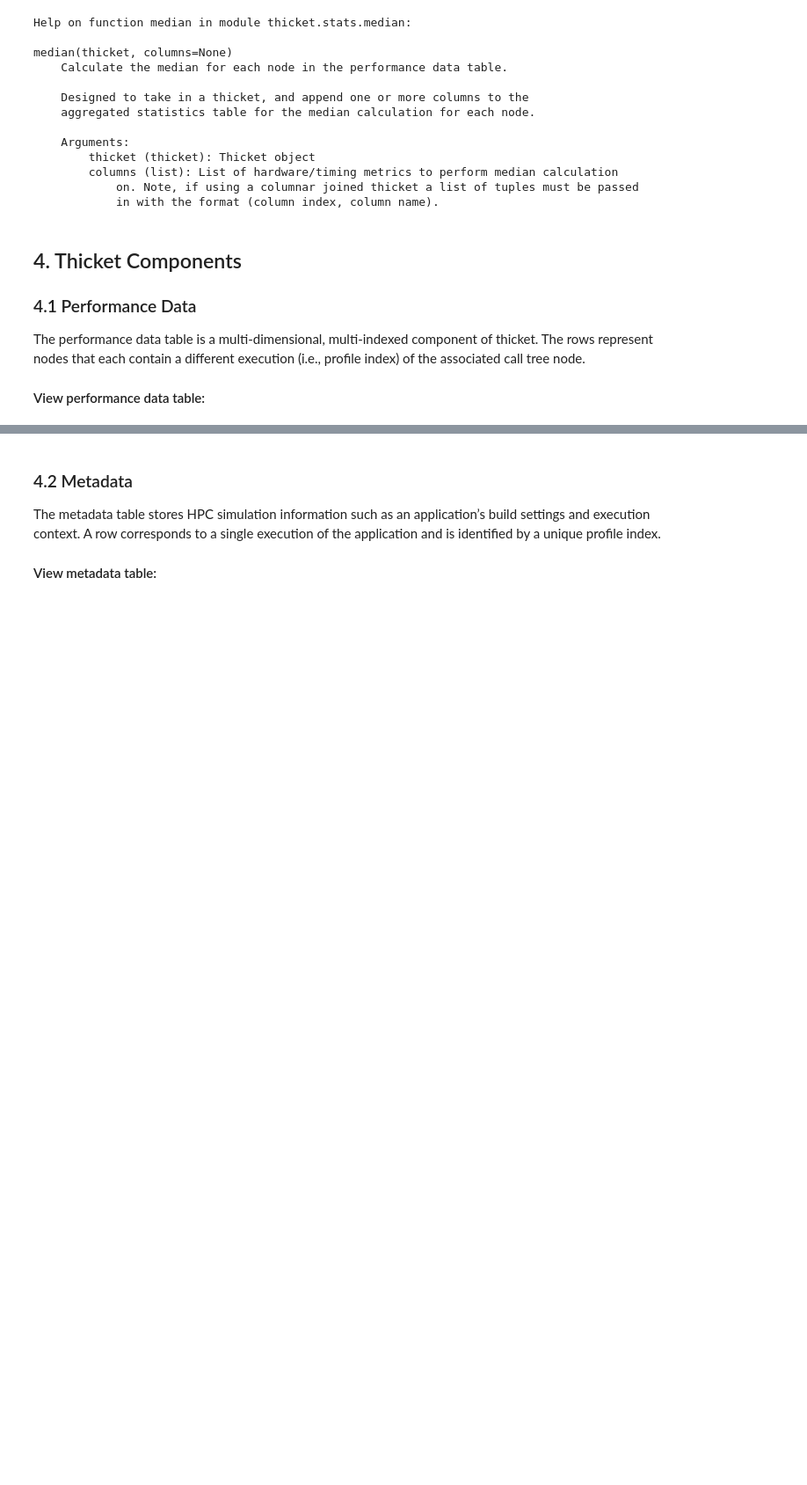
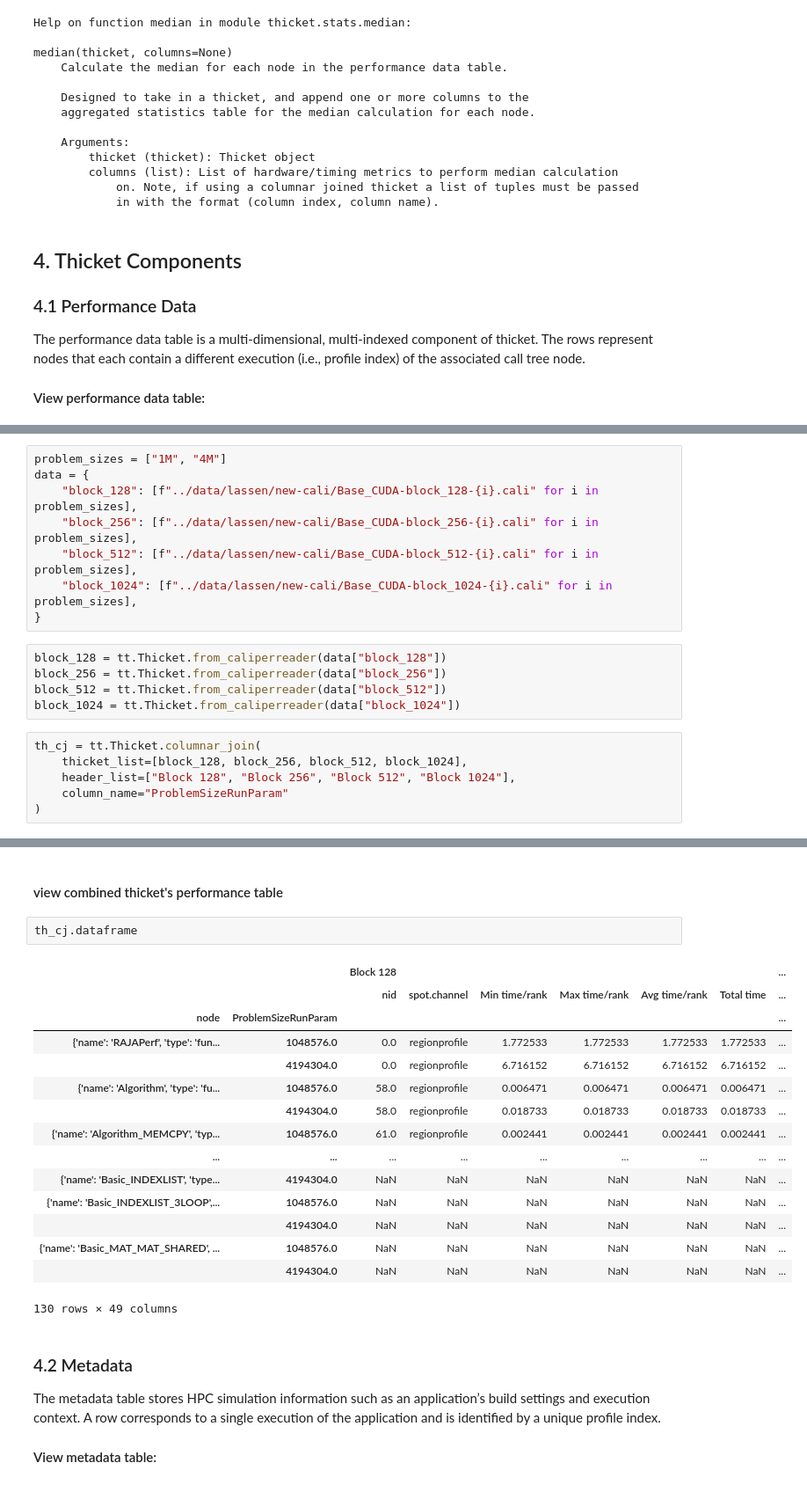
Before and after one commit to LLNL/thicket, a Jupyter notebook: docs/thicket_tutorial.ipynb, the cells around one changed output, grey strips where cells are left out. Shown at 88% size. Drawn from its saved outputs; the diff is of its cells as text; blank space fills up the shorter version.

Commit message:
integrate feedback on adiak docs and thicket figures

```diff
--- a/docs/thicket_tutorial.ipynb
+++ b/docs/thicket_tutorial.ipynb
@@ -85,0 +89,19 @@ th_lassen.dataframe
+# %%
+problem_sizes = ["1M", "4M"]
+data = {
+    "block_128": [f"../data/lassen/new-cali/Base_CUDA-block_128-{i}.cali" for i in problem_sizes],
+    "block_256": [f"../data/lassen/new-cali/Base_CUDA-block_256-{i}.cali" for i in problem_sizes],
+    "block_512": [f"../data/lassen/new-cali/Base_CUDA-block_512-{i}.cali" for i in problem_sizes],
+    "block_1024": [f"../data/lassen/new-cali/Base_CUDA-block_1024-{i}.cali" for i in problem_sizes],
+}
+# %%
+block_128 = tt.Thicket.from_caliperreader(data["block_128"])
+block_256 = tt.Thicket.from_caliperreader(data["block_256"])
+block_512 = tt.Thicket.from_caliperreader(data["block_512"])
+block_1024 = tt.Thicket.from_caliperreader(data["block_1024"])
+# %%
+th_cj = tt.Thicket.columnar_join(
+    thicket_list=[block_128, block_256, block_512, block_1024],
+    header_list=["Block 128", "Block 256", "Block 512", "Block 1024"],
+    column_name="ProblemSizeRunParam"
+)
@@ -86,3 +130,23 @@ th_lassen.dataframe
+# %% [markdown]
+#### view combined thicket's performance table
+# %%
+th_cj.dataframe
+# %% [output]
+|  |  | Block 128 |  |  |  |  |  | ... |
+|  |  | nid | spot.channel | Min time/rank | Max time/rank | Avg time/rank | Total time | ... |
+| node | ProblemSizeRunParam |  |  |  |  |  |  | ... |
+| {'name': 'RAJAPerf', 'type': 'fun... | 1048576.0 | 0.0 | regionprofile | 1.772533 | 1.772533 | 1.772533 | 1.772533 | ... |
+|  | 4194304.0 | 0.0 | regionprofile | 6.716152 | 6.716152 | 6.716152 | 6.716152 | ... |
+| {'name': 'Algorithm', 'type': 'fu... | 1048576.0 | 58.0 | regionprofile | 0.006471 | 0.006471 | 0.006471 | 0.006471 | ... |
+|  | 4194304.0 | 58.0 | regionprofile | 0.018733 | 0.018733 | 0.018733 | 0.018733 | ... |
+| {'name': 'Algorithm_MEMCPY', 'typ... | 1048576.0 | 61.0 | regionprofile | 0.002441 | 0.002441 | 0.002441 | 0.002441 | ... |
+| ... | ... | ... | ... | ... | ... | ... | ... | ... |
+| {'name': 'Basic_INDEXLIST', 'type... | 4194304.0 | NaN | NaN | NaN | NaN | NaN | NaN | ... |
+| {'name': 'Basic_INDEXLIST_3LOOP',... | 1048576.0 | NaN | NaN | NaN | NaN | NaN | NaN | ... |
+|  | 4194304.0 | NaN | NaN | NaN | NaN | NaN | NaN | ... |
+| {'name': 'Basic_MAT_MAT_SHARED', ... | 1048576.0 | NaN | NaN | NaN | NaN | NaN | NaN | ... |
+|  | 4194304.0 | NaN | NaN | NaN | NaN | NaN | NaN | ... |
+130 rows × 49 columns
 # %% [markdown]
 ### 4.2 Metadata
 
```
Also changed, not shown: parts of 13 cells of this notebook, 2 other files.
